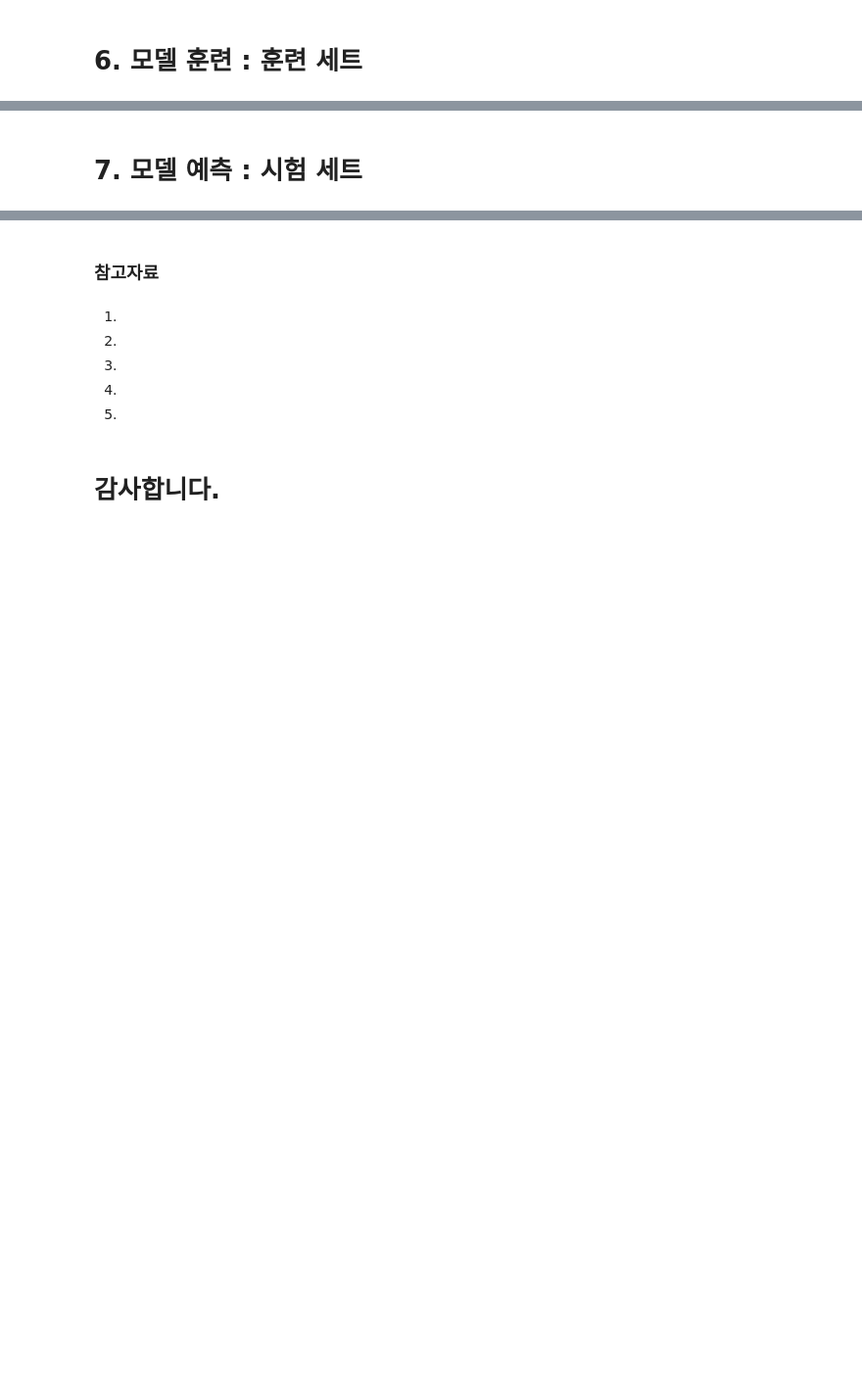
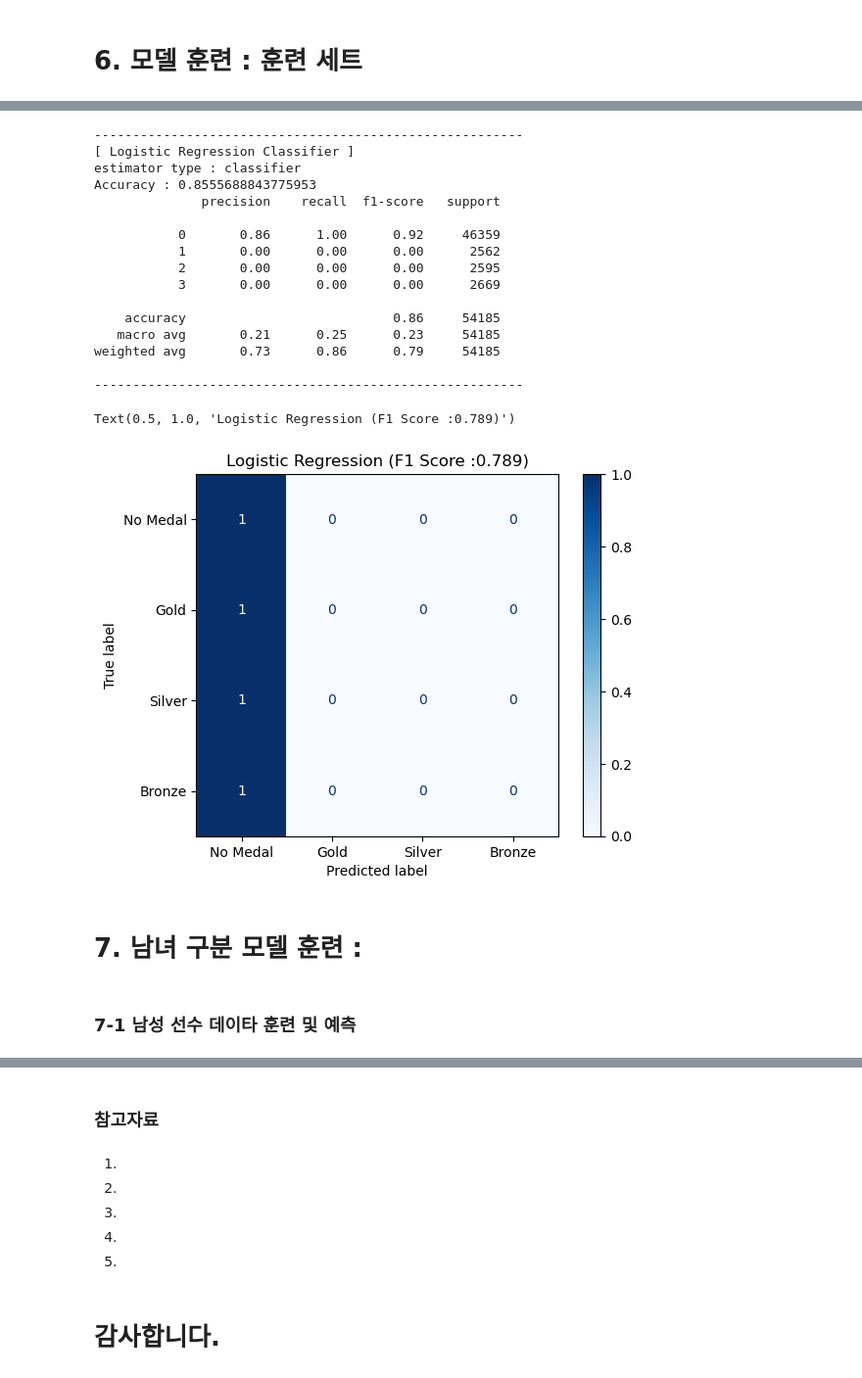
Before and after one commit to docosa2/first-repository, a Jupyter notebook: Datathon_Project_Baseline.ipynb, the cells around one changed output, grey strips where cells are left out. Shown at 98% size. Saved outputs shown, nothing was run; the diff lists cells and outputs as text; code cells hidden in the pictures; blank space fills up the shorter version.

```diff
--- a/Datathon_Project_Baseline.ipynb
+++ b/Datathon_Project_Baseline.ipynb
@@ -810,2 +986,43 @@ Text(0.5, 1.0, 'Decion Tree (F1 Score : 0.896)')
+# %%
+# Logistic Regression Classifier
+
+label_names=['No Medal', 'Gold', 'Silver', 'Bronze']
+printLine('Logistic Regression Classifier')
+logistic_model = LogisticRegression()
+print('estimator type :', logistic_model._estimator_type)
+logistic_model.fit(X_test, y_test)
+y_pred = logistic_model.predict(X_test)
+accuracy = accuracy_score(y_test, y_pred)
+print('Accuracy :', accuracy)
+print(classification_report(y_test, y_pred))
+printLine()
+plot = plot_confusion_matrix(logistic_model, # 분류 모델
+                             X_test, y_test, # 예측 데이터와 예측값의 정답(y_true)
+                             display_labels=label_names, # 표에 표시할 labels
+                             cmap=plt.cm.Blues, # 컬러맵(plt.cm.Reds, plt.cm.rainbow 등이 있음)
+                             normalize='true') # 'true', 'pred', 'all' 중에서 지정 가능. default=None
+f1score = f1_score(y_test, y_pred, average='weighted')
+plot.ax_.set_title('Logistic Regression (F1 Score :' + str(round(f1score, 3)) + ')')
+# %% [output]
+--------------------------------------------------------
+[ Logistic Regression Classifier ]
+estimator type : classifier
+Accuracy : 0.8555688843775953
+              precision    recall  f1-score   support
+
+           0       0.86      1.00      0.92     46359
+           1       0.00      0.00      0.00      2562
+           2       0.00      0.00      0.00      2595
+           3       0.00      0.00      0.00      2669
+
+    accuracy                           0.86     54185
+   macro avg       0.21      0.25      0.23     54185
+weighted avg       0.73      0.86      0.79     54185
+
+--------------------------------------------------------
+Text(0.5, 1.0, 'Logistic Regression (F1 Score :0.789)')
+[figure, added]
 # %% [markdown]
-# 7. 모델 예측 : 시험 세트
+# 7. 남녀 구분 모델  훈련 :
+# %% [markdown]
+### 7-1 남성 선수 데이타 훈련 및 예측
```
Also changed, not shown: parts of 52 cells of this notebook, 5 other files.
